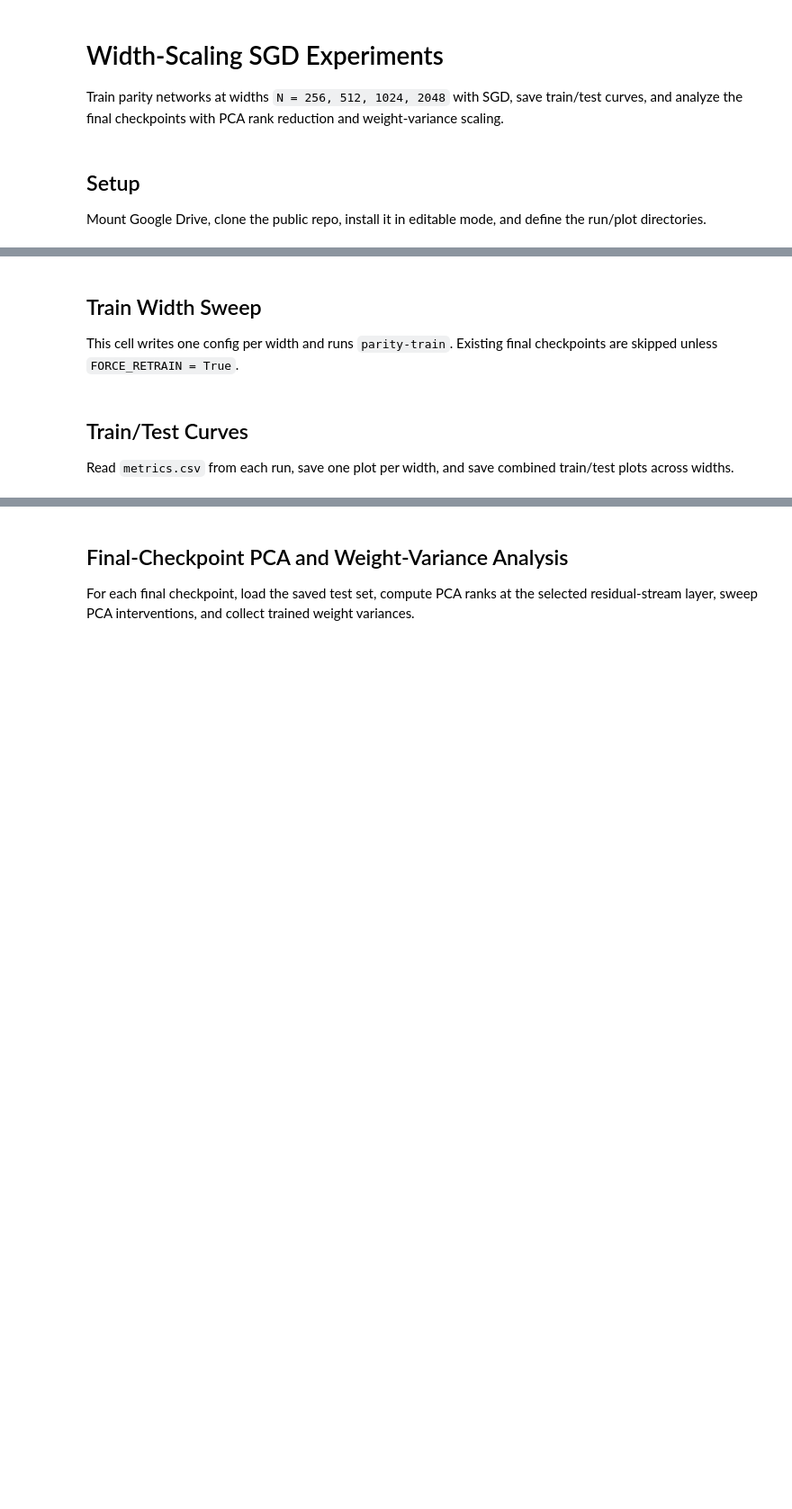
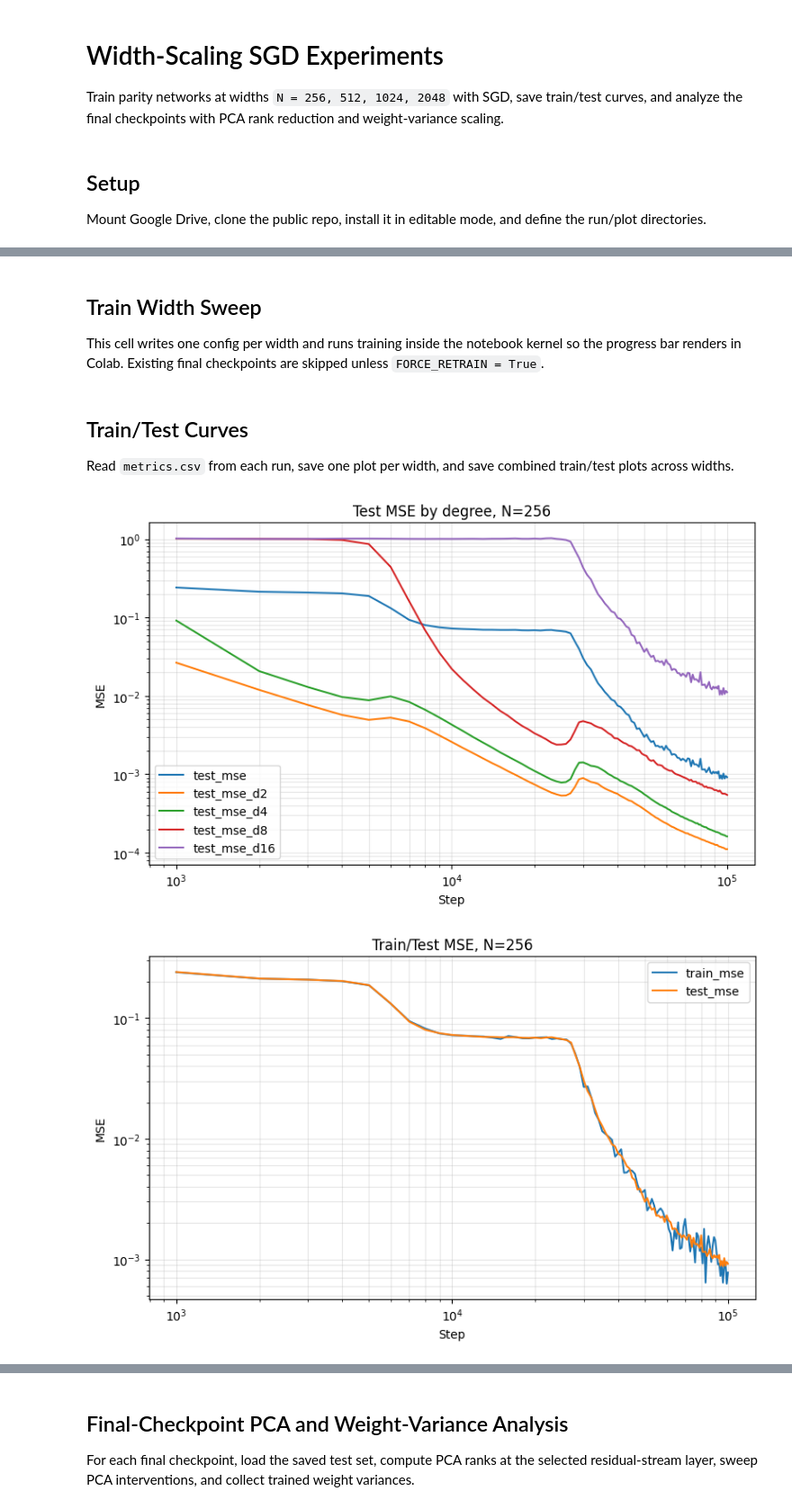
Before and after one commit to labofdoubt/feature-learning-parity-task, a Jupyter notebook: notebooks/colab_width_scaling_sgd.ipynb, the cells around one changed output, grey strips where cells are left out. Shown at 90% size. Saved outputs shown, nothing was run; the diff lists cells and outputs as text; code cells hidden in the pictures; blank space fills up the shorter version.

```diff
--- a/notebooks/colab_width_scaling_sgd.ipynb
+++ b/notebooks/colab_width_scaling_sgd.ipynb
@@ -14,7 +16,9 @@ from pathlib import Path
 
 GITHUB_REPO_URL = "https://github.com/labofdoubt/feature-learning-parity-task.git"
 REPO_DIR = Path("/content/feature-learning-parity-task")
-DRIVE_ROOT = Path("/content/drive/MyDrive/ml_projects_new/parity_width_scaling_sgd")
+
+DRIVE_ROOT = Path("/content/drive/MyDrive/ml_projects_new/parity_width_scaling_sgd_unfrozen_emb_mup")
+
 RUNS_DIR = DRIVE_ROOT / "runs"
 PLOTS_DIR = DRIVE_ROOT / "plots"
 ANALYSIS_DIR = DRIVE_ROOT / "analysis"
@@ -30,5 +52,5 @@ ANALYSIS_DIR.mkdir(parents=True, exist_ok=True)
 # %% [markdown]
 ## Train Width Sweep
 
-This cell writes one config per width and runs `parity-train`. Existing final checkpoints are skipped unless `FORCE_RETRAIN = True`.
+This cell writes one config per width and runs training inside the notebook kernel so the progress bar renders in Colab. Existing final checkpoints are skipped unless `FORCE_RETRAIN = True`.
 # %%
@@ -100,9 +141,40 @@ for N in WIDTHS:
 ## Train/Test Curves
 
 Read `metrics.csv` from each run, save one plot per width, and save combined train/test plots across widths.
+# %%
+DRIVE_ROOT = Path("/content/drive/MyDrive/ml_projects_new/parity_width_scaling_sgd_unfrozen_emb")
+
+RUNS_DIR = DRIVE_ROOT / "runs"
+PLOTS_DIR = DRIVE_ROOT / "plots"
+ANALYSIS_DIR = DRIVE_ROOT / "analysis"
+
+WIDTHS = [256, 512, 1024, 2048, 4096]
 # %%
 import matplotlib.pyplot as plt
 import pandas as pd
+
+USE_LOG_MSE_AXIS = True
+USE_LOG_STEP_AXIS = True
+TEST_MSE_COLUMNS = ["test_mse", "test_mse_d2", "test_mse_d4", "test_mse_d8", "test_mse_d16"]
+
+
+def axis_has_positive_data(ax, axis):
+    for line in ax.lines:
+        values = line.get_xdata() if axis == "x" else line.get_ydata()
+        if len(values) and pd.Series(values).dropna().gt(0).any():
+            return True
+    return False
+
+
+def maybe_log_y(ax):
+    if USE_LOG_MSE_AXIS and axis_has_positive_data(ax, "y"):
+        ax.set_yscale("log")
+
+
+def maybe_log_x(ax):
+    if USE_LOG_STEP_AXIS and axis_has_positive_data(ax, "x"):
+        ax.set_xscale("log")
+
 
 metrics_by_width = {}
 for N in WIDTHS:
@@ -114,37 +186,61 @@ for N in WIDTHS:
     metrics_by_width[N] = df
 
     fig, ax = plt.subplots(figsize=(8, 5))
+    for column in TEST_MSE_COLUMNS:
+        if column in df.columns:
+            ax.plot(df["step"], df[column], label=column)
+    ax.set_xlabel("Step")
+    ax.set_ylabel("MSE")
+    ax.set_title(f"Test MSE by degree, N={N}")
+    maybe_log_x(ax)
+    maybe_log_y(ax)
+    ax.grid(True, alpha=0.3, which="both")
+    ax.legend()
+    fig.tight_layout()
+    fig.savefig(PLOTS_DIR / f"test_mse_by_degree_N_{N}.png", dpi=150)
+    plt.show()
+
+    fig, ax = plt.subplots(figsize=(8, 5))
     ax.plot(df["step"], df["train_mse"], label="train_mse")
     ax.plot(df["step"], df["test_mse"], label="test_mse")
     ax.set_xlabel("Step")
     ax.set_ylabel("MSE")
     ax.set_title(f"Train/Test MSE, N={N}")
-    ax.grid(True, alpha=0.3)
+    maybe_log_x(ax)
+    maybe_log_y(ax)
+    ax.grid(True, alpha=0.3, which="both")
     ax.legend()
     fig.tight_layout()
     fig.savefig(PLOTS_DIR / f"train_test_mse_N_{N}.png", dpi=150)
     plt.show()
 
 fig, ax = plt.subplots(figsize=(9, 5))
 for N, df in metrics_by_width.items():
     ax.plot(df["step"], df["test_mse"], label=f"N={N}")
 ax.set_xlabel("Step")
 ax.set_ylabel("Test MSE")
 ax.set_title("Test MSE vs Step")
-ax.grid(True, alpha=0.3)
+maybe_log_x(ax)
+maybe_log_y(ax)
+ax.grid(True, alpha=0.3, which="both")
 ax.legend()
 fig.tight_layout()
 fig.savefig(PLOTS_DIR / "test_mse_by_width.png", dpi=150)
 plt.show()
 
 fig, ax = plt.subplots(figsize=(9, 5))
 for N, df in metrics_by_width.items():
     ax.plot(df["step"], df["train_mse"], label=f"N={N}")
 ax.set_xlabel("Step")
 ax.set_ylabel("Train MSE")
 ax.set_title("Train MSE vs Step")
-ax.grid(True, alpha=0.3)
+maybe_log_x(ax)
+maybe_log_y(ax)
+ax.grid(True, alpha=0.3, which="both")
 ax.legend()
 fig.tight_layout()
 fig.savefig(PLOTS_DIR / "train_mse_by_width.png", dpi=150)
 plt.show()
+# %% [output]
+[figure, added]
+[figure, added]
```
Also changed, not shown: parts of 7 cells of this notebook, 5 other files.
